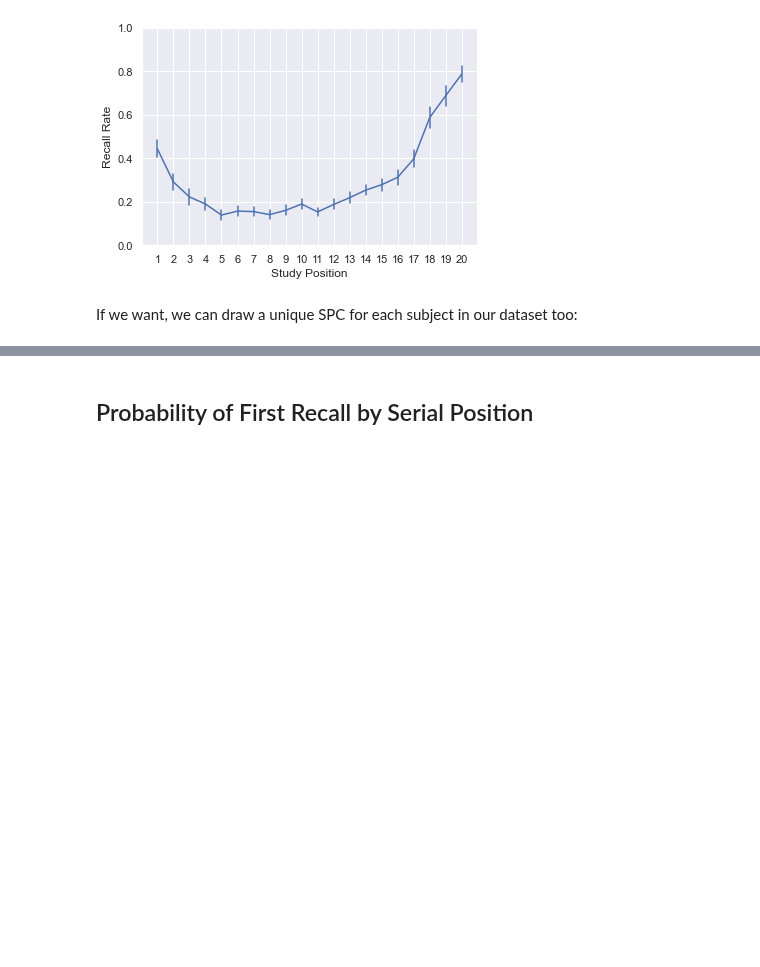
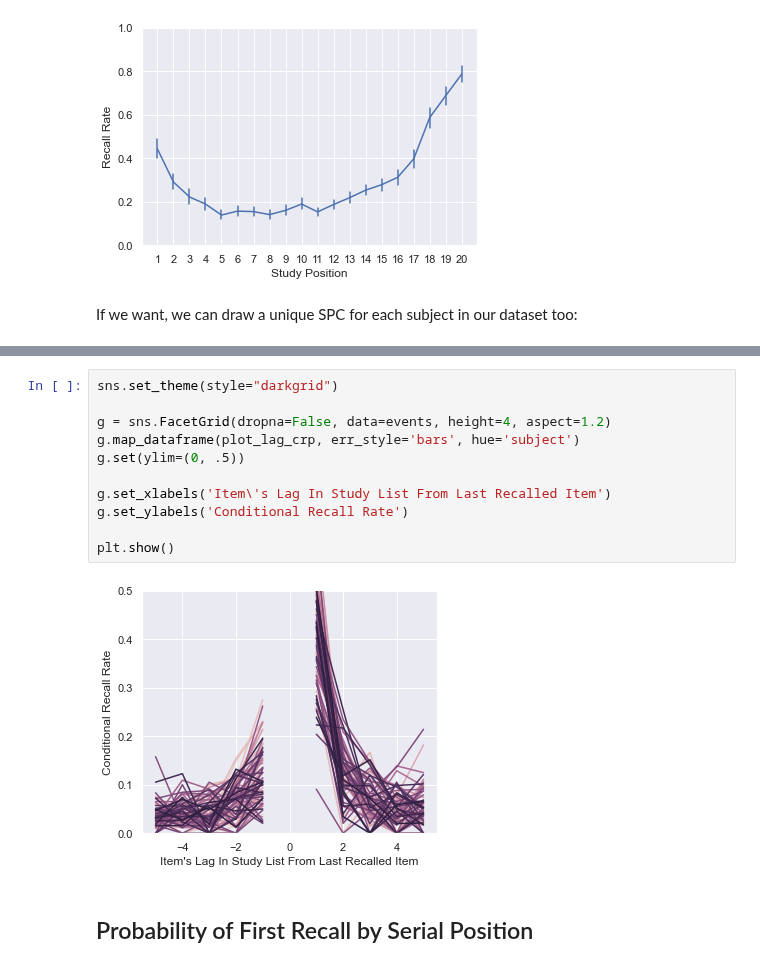
Before and after one commit to githubpsyche/compmemlearn, a Jupyter notebook: library/analyses/Benchmark_Recall_Phenomena.ipynb, the cells around one changed output, grey strips where cells are left out. Drawn from its saved outputs; the diff is of its cells as text; blank space fills up the shorter version.

```diff
--- a/library/analyses/Benchmark_Recall_Phenomena.ipynb
+++ b/library/analyses/Benchmark_Recall_Phenomena.ipynb
@@ -138,2 +132,15 @@ plt.show()
+# %%
+sns.set_theme(style="darkgrid")
+
+g = sns.FacetGrid(dropna=False, data=events, height=4, aspect=1.2)
+g.map_dataframe(plot_lag_crp, err_style='bars', hue='subject')
+g.set(ylim=(0, .5))
+
+g.set_xlabels('Item\'s Lag In Study List From Last Recalled Item')
+g.set_ylabels('Conditional Recall Rate')
+
+plt.show()
+# %% [output]
+[figure, added]
 # %% [markdown]
 ## Probability of First Recall by Serial Position
```
Also changed, not shown: parts of 23 cells of this notebook, 17 other files.
